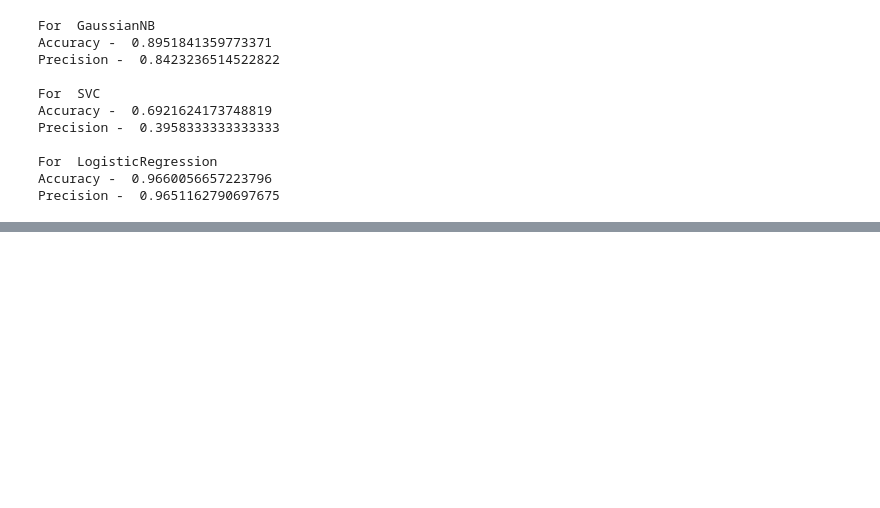
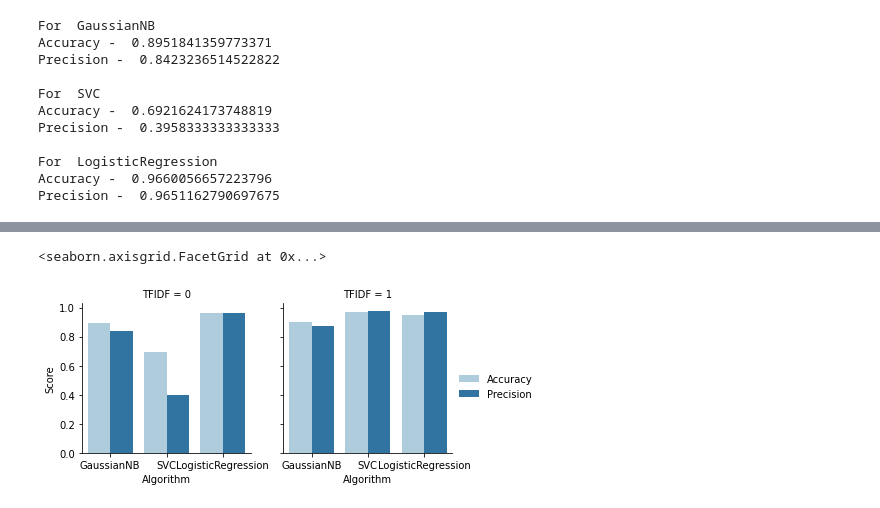
Before and after one commit to OliviaLiu417/EmailClassfication, a Jupyter notebook: Copy_1_of_vioviov_project.ipynb, the cells around one changed output, grey strips where cells are left out. Cells and saved outputs as stored; diff of their text form; code cells hidden in the pictures; blank space fills up the shorter version.

Commit message:
updated plot

```diff
--- a/Copy_1_of_vioviov_project.ipynb
+++ b/Copy_1_of_vioviov_project.ipynb
@@ -303,0 +304,18 @@ performance2
+# %%
+# plot performance
+
+perform1_df = pd.melt(performance1, id_vars="Algorithm", var_name="Metric", value_name="Score")
+perform1_df['TFIDF'] = 1
+# print(perform1_df)
+
+perform2_df = pd.melt(performance2, id_vars="Algorithm", var_name="Metric", value_name="Score")
+perform2_df['TFIDF'] = 0
+# print(perform2_df)
+
+perform_df = pd.concat([perform1_df, perform2_df])
+g = sns.FacetGrid(perform_df, col='TFIDF')
+g.map_dataframe(sns.barplot, x="Algorithm", y="Score", hue="Metric", palette="Paired")
+g.add_legend()
+# %% [output]
+<seaborn.axisgrid.FacetGrid at 0x...>
+[figure, added]
```
Also changed, not shown: parts of 3 cells of this notebook.
